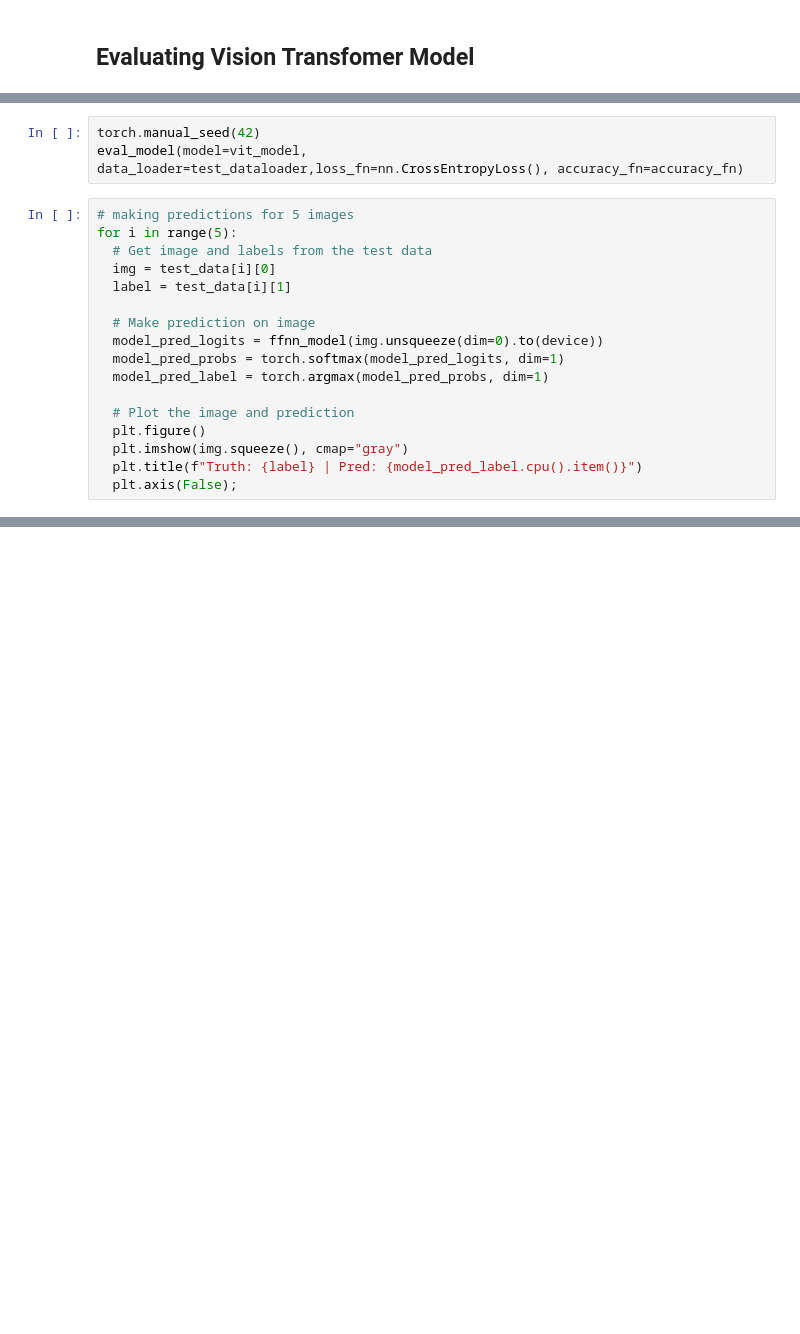
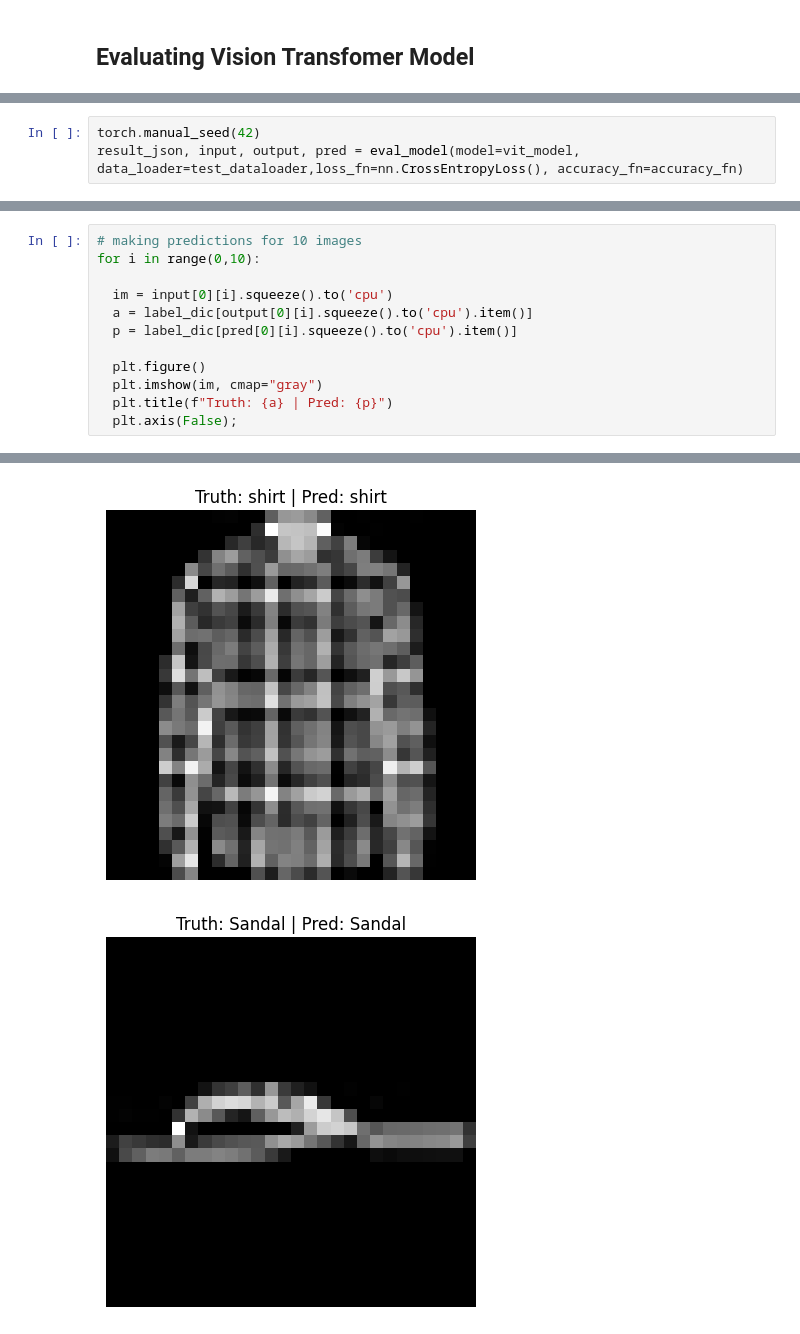
Before and after one commit to khetansarvesh/msml_602, a Jupyter notebook: image_classification_DL.ipynb, the cells around one changed output, grey strips where cells are left out. Drawn from its saved outputs; the diff is of its cells as text; blank space fills up the shorter version.

```diff
--- a/image_classification_DL.ipynb
+++ b/image_classification_DL.ipynb
@@ -1040,20 +1036,3 @@ RuntimeError: Error(s) in loading state_dict for ViT:
 # %%
 torch.manual_seed(42)
-eval_model(model=vit_model, data_loader=test_dataloader,loss_fn=nn.CrossEntropyLoss(), accuracy_fn=accuracy_fn)
+result_json, input, output, pred = eval_model(model=vit_model, data_loader=test_dataloader,loss_fn=nn.CrossEntropyLoss(), accuracy_fn=accuracy_fn)
-# %%
-# making predictions for 5 images
-for i in range(5):
-  # Get image and labels from the test data
-  img = test_data[i][0]
-  label = test_data[i][1]
-
-  # Make prediction on image
-  model_pred_logits = ffnn_model(img.unsqueeze(dim=0).to(device))
-  model_pred_probs = torch.softmax(model_pred_logits, dim=1)
-  model_pred_label = torch.argmax(model_pred_probs, dim=1)
-
-  # Plot the image and prediction
-  plt.figure()
-  plt.imshow(img.squeeze(), cmap="gray")
-  plt.title(f"Truth: {label} | Pred: {model_pred_label.cpu().item()}")
-  plt.axis(False);
@@ -1059,0 +1045,13 @@ for i in range(5):
+# %%
+# making predictions for 10 images
+for i in range(0,10):
+
+  im = input[0][i].squeeze().to('cpu')
+  a = label_dic[output[0][i].squeeze().to('cpu').item()]
+  p = label_dic[pred[0][i].squeeze().to('cpu').item()]
+
+  plt.figure()
+  plt.imshow(im, cmap="gray")
+  plt.title(f"Truth: {a} | Pred: {p}")
+  plt.axis(False);
+# %% [output]
@@ -1059,0 +1065,2 @@ for i in range(5):
+[figure, added]
+[figure, added]
```
Also changed, not shown: parts of 5 cells of this notebook.
